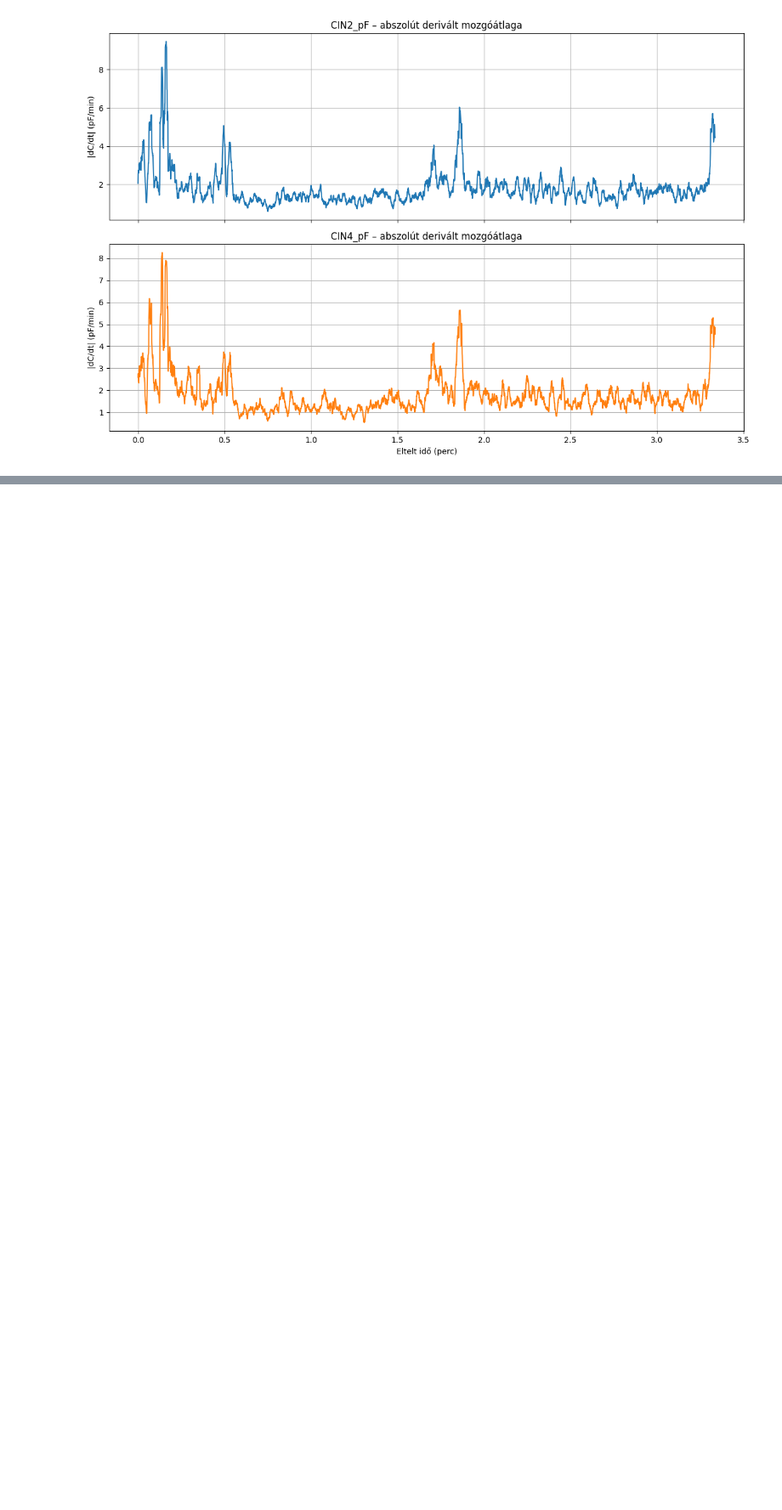
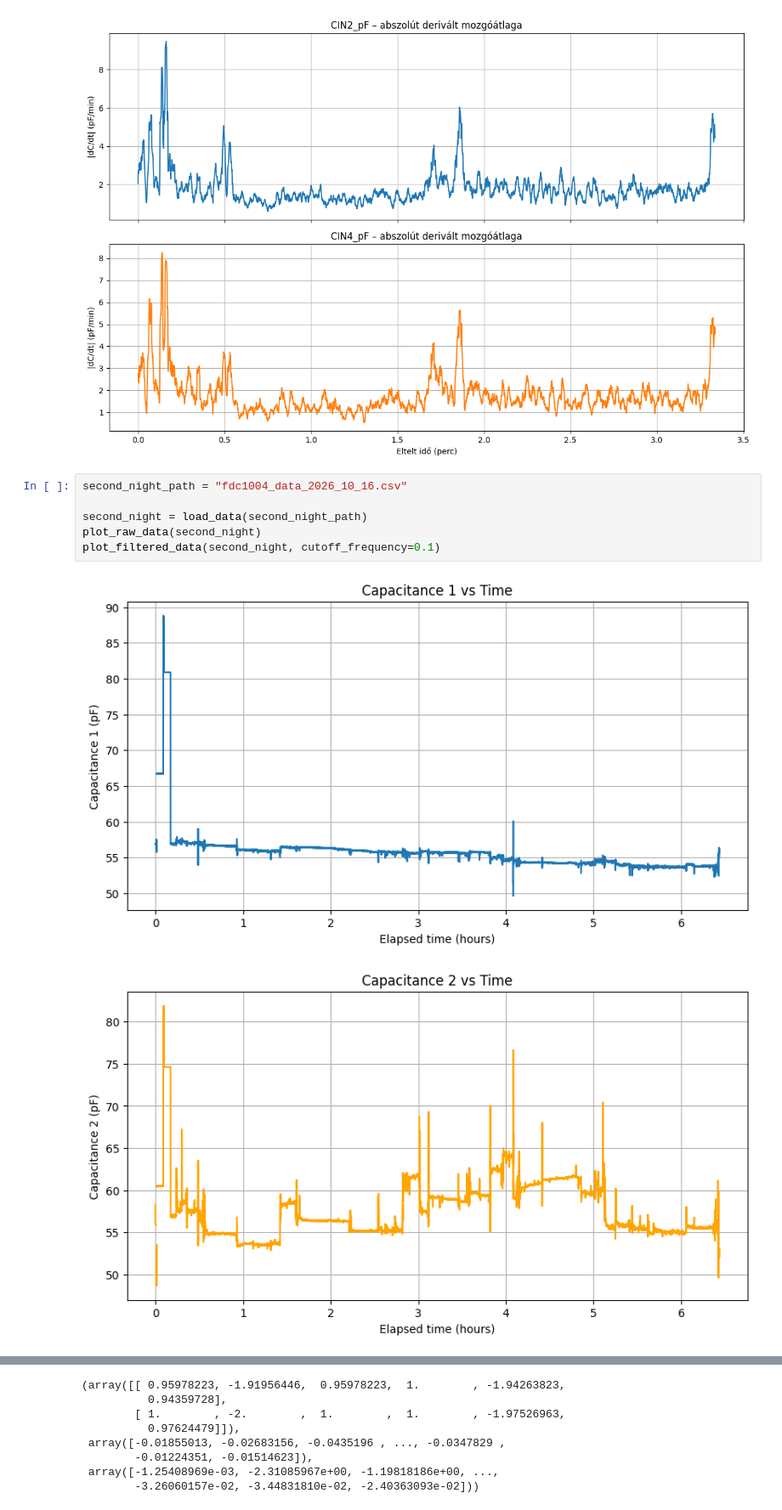
Before and after one commit to Qawes/CapMeter, a Jupyter notebook: data_analysis/sleep_tests/plotter.ipynb, the cells around one changed output, grey strips where cells are left out. Shown at 85% size. Saved outputs shown, nothing was run; the diff lists cells and outputs as text; blank space fills up the shorter version.

```diff
--- a/MVP_measurements/data_analytics/plotter.ipynb
+++ b/data_analysis/sleep_tests/plotter.ipynb
@@ -210,3 +210,12 @@ plt.tight_layout()
 plt.show()
 # %% [output]
 [figure]
+# %%
+second_night_path = "fdc1004_data_2026_10_16.csv"
+
+second_night = load_data(second_night_path)
+plot_raw_data(second_night)
+plot_filtered_data(second_night, cutoff_frequency=0.1)
+# %% [output]
+[figure, added]
+[figure, added]
@@ -212,0 +224,8 @@ plt.show()
+(array([[ 0.95978223, -1.91956446,  0.95978223,  1.        , -1.94263823,
+          0.94359728],
+        [ 1.        , -2.        ,  1.        ,  1.        , -1.97526963,
+          0.97624479]]),
+ array([-0.01855013, -0.02683156, -0.0435196 , ..., -0.0347829 ,
+        -0.01224351, -0.01514623]),
+ array([-1.25408969e-03, -2.31085967e+00, -1.19818186e+00, ...,
+        -3.26060157e-02, -3.44831810e-02, -2.40363093e-02]))
```
Also changed, not shown: parts of 2 cells of this notebook, 29 other files.
